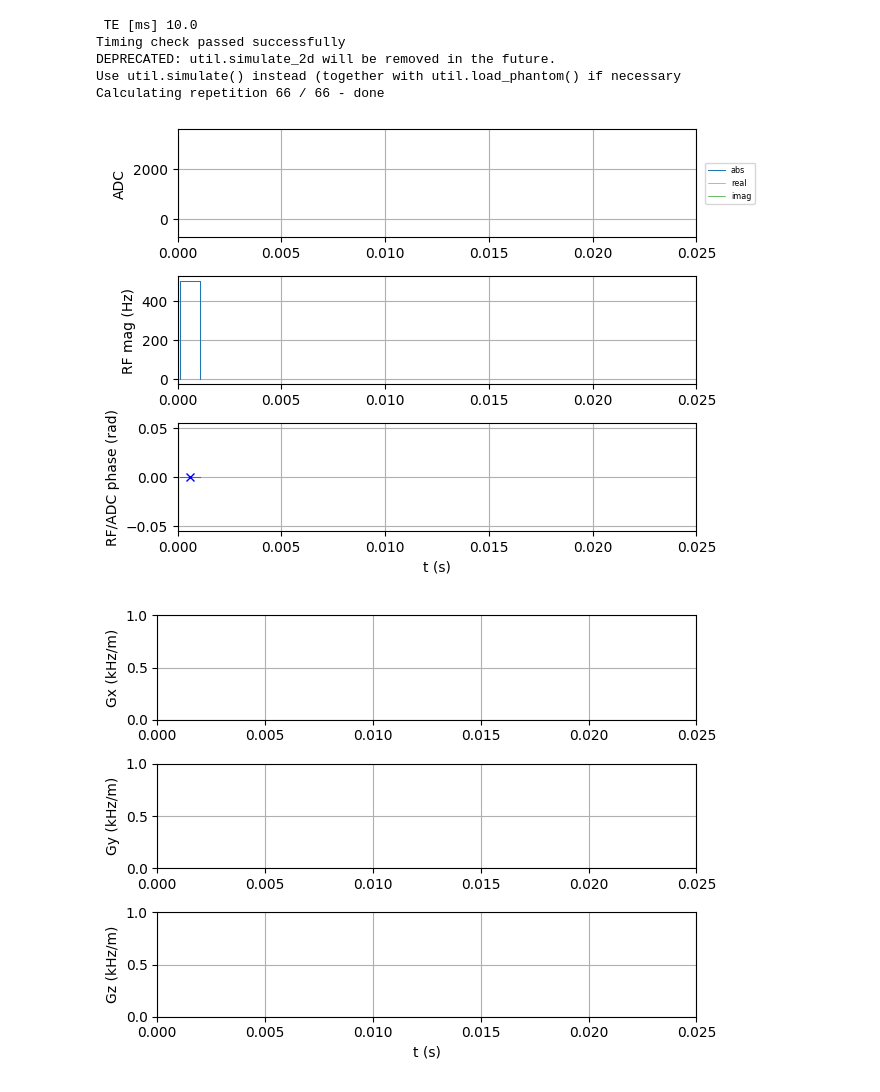
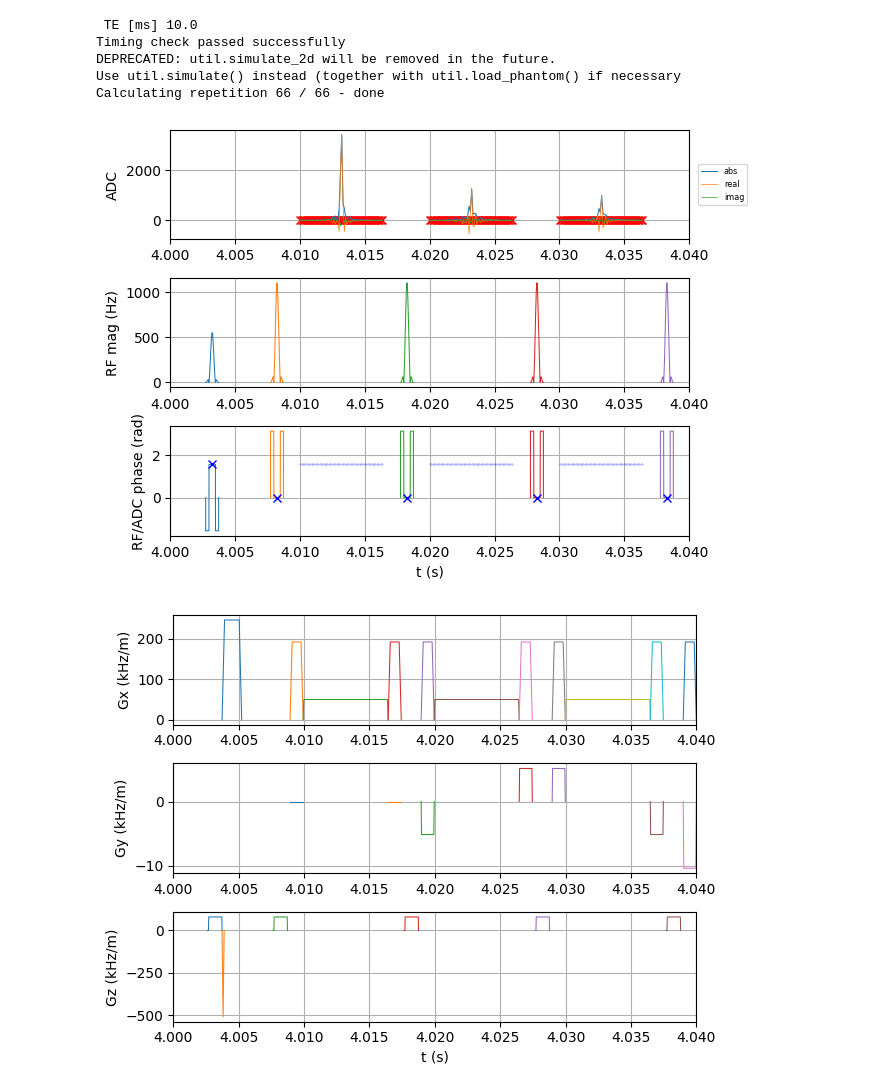
Before and after one commit to ovedtal1/Article_MAGMA24_RMRI, a Jupyter notebook: scripts/Fig_5_TSE_2D_re-implementation.ipynb, the cells around one changed output. Drawn from its saved outputs; the diff is of its cells as text; code cells hidden in the pictures.

```diff
--- a/scripts/Fig_5_TSE_2D_re-implementation.ipynb
+++ b/scripts/Fig_5_TSE_2D_re-implementation.ipynb
@@ -589,15 +622,6 @@ if PEtype == 'centric':
 else:
       phenc = np.arange(-Nphase // 2, Nphase // 2) / fov
 
-# FLAIR
-if TI_s>0:
-  seq.add_block(rf_prep)
-  seq.add_block(pp.make_delay(TI_s))
-  seq.add_block(gx_pre0)
-
-seq.add_block(rf1,gz1)
-seq.add_block(gx_pre0,gzr1)
-
 # the minimal TE is given by one full period form ref pulse to ref pulse, thus gz2+gx+2*gp
 minTE2=(pp.calc_duration(gz2) +pp.calc_duration(gx) + 2*pp.calc_duration(gp))/2
 
@@ -611,6 +635,17 @@ if TEd==0:
   print('echo time set to minTE [ms]', 2*(minTE2 +TEd)*1000)
 else:
   print(' TE [ms]', 2*(minTE2 +TEd)*1000)
+
+
+
+# FLAIR
+if TI_s>0:
+  seq.add_block(rf_prep)
+  seq.add_block(gx_pre0)
+  seq.add_block(pp.make_delay(TI_s))
+
+seq.add_block(rf1,gz1)
+seq.add_block(gx_pre0,gzr1)
 
 
 # last timing step is to add TE/2 also between excitation and first ref pulse
@@ -642,7 +677,7 @@ else:
 
 # %% S3 quick 2D brain phantom sim and plot
 signal = mr0.util.simulate_2d(seq)
-seq.plot(plot_now=False,time_range=(0,2.5*TE))
+seq.plot(plot_now=False,time_range=(TI_s,4+4*TE))
 mr0.util.insert_signal_plot(seq=seq, signal =signal.numpy())
 # Get figure handles
 fig_handles = plt.get_fignums()
@@ -661,35 +696,35 @@ kspace = kspace[:,sort_ids]  # reorder kspace data
 # fftshift,FFT,fftshift
 spectrum = torch.fft.fftshift(kspace)
 space = torch.fft.fft2(spectrum)
 space = torch.fft.ifftshift(space)
 
 plt.subplot(221)
 plt.title('k-space')
 mr0.util.imshow(np.abs(kspace.numpy()),cmap='gray')
 plt.subplot(223)
 plt.title('k-space_r')
 mr0.util.imshow(np.log(np.abs(kspace.numpy())),cmap='gray')
 
 plt.subplot(222)
 plt.title('FFT-magnitude')
 mr0.util.imshow(np.abs(space.numpy()),cmap='gray')
 plt.colorbar()
 plt.subplot(224)
 plt.title('FFT-phase')
 mr0.util.imshow(np.angle(space.numpy()), vmin=-np.pi, vmax=np.pi,cmap='gray')
 plt.colorbar()
 
 # save for final plot
 Fig_img_abcde[3]=np.abs(space.numpy())
 Fig_img_fghi[3]=np.log(np.abs(kspace.numpy()))
 # %% [output]
  TE [ms] 10.0
 Timing check passed successfully
 DEPRECATED: util.simulate_2d will be removed in the future.
 Use util.simulate() instead (together with util.load_phantom() if necessary
 Calculating repetition 66 / 66 - done
-[figure, old version]
+[figure, new version]
-[figure, old version]
+[figure, new version]
 [figure]
 # %%
 #@title Fig 5d) correct TSE, 50°-100°
```
Also changed, not shown: parts of 8 cells of this notebook.
